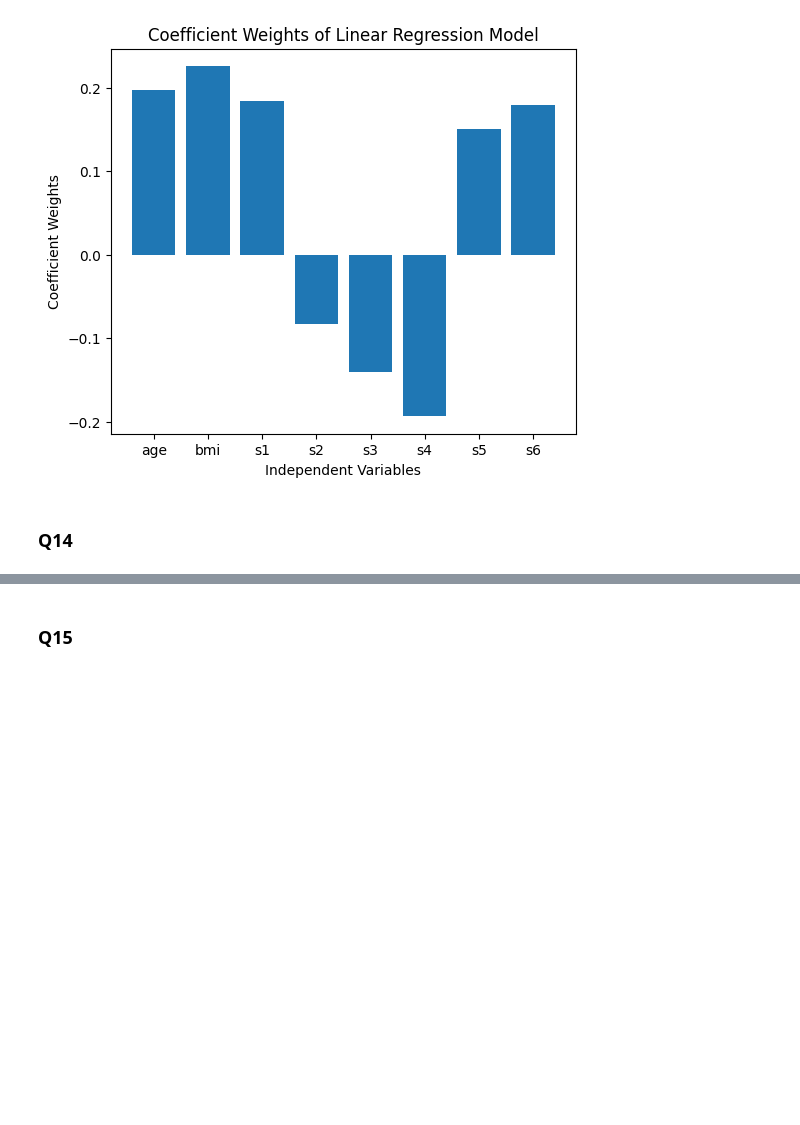
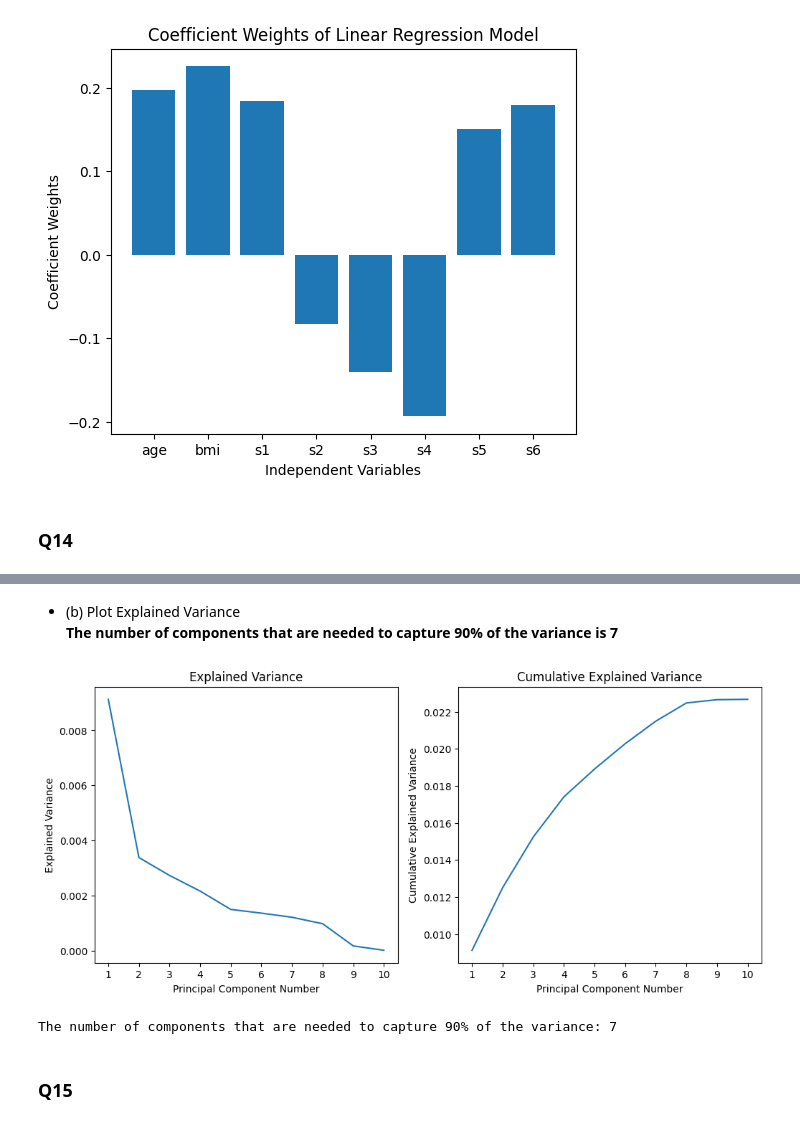
Before and after one commit to mikami520/MBP1201H-Biostats, a Jupyter notebook: Final Exam/FINAL_TEMPLATE.ipynb, the cells around one changed output, grey strips where cells are left out. Saved outputs shown, nothing was run; the diff lists cells and outputs as text; code cells hidden in the pictures; blank space fills up the shorter version.

```diff
--- a/Final Exam/FINAL_TEMPLATE.ipynb
+++ b/Final Exam/FINAL_TEMPLATE.ipynb
@@ -285,3 +308,25 @@ plt.show()
+# %% [markdown]
+- (b) Plot Explained Variance\
+**The number of components that are needed to capture 90% of the variance is 7**
+# %%
+v = pca_model.explained_variance_
+fig, ax = plt.subplots(1,2, figsize=(12,5))
+ax[0].plot(np.arange(len(v))+1, v)
+ax[1].plot(np.arange(len(v))+1, np.cumsum(v))
+ax[0].set_xticks(np.arange(len(v))+1)
+ax[1].set_xticks(np.arange(len(v))+1)
+ax[0].set_xlabel('Principal Component Number')
+ax[1].set_xlabel('Principal Component Number')
+ax[0].set_ylabel('Explained Variance')
+ax[1].set_ylabel('Cumulative Explained Variance')
+ax[0].set_title('Explained Variance')
+ax[1].set_title('Cumulative Explained Variance')
+plt.show()
+variance_ratio = pca_model.explained_variance_ratio_
+print(f'The number of components that are needed to capture 90% of the variance: {np.where(np.cumsum(variance_ratio)>=0.9)[0][0]+1}')
+# %% [output]
+[figure, added]
+The number of components that are needed to capture 90% of the variance: 7
 # %% [markdown]
 ### Q15
 # %%
```
Also changed, not shown: parts of 16 cells of this notebook.
